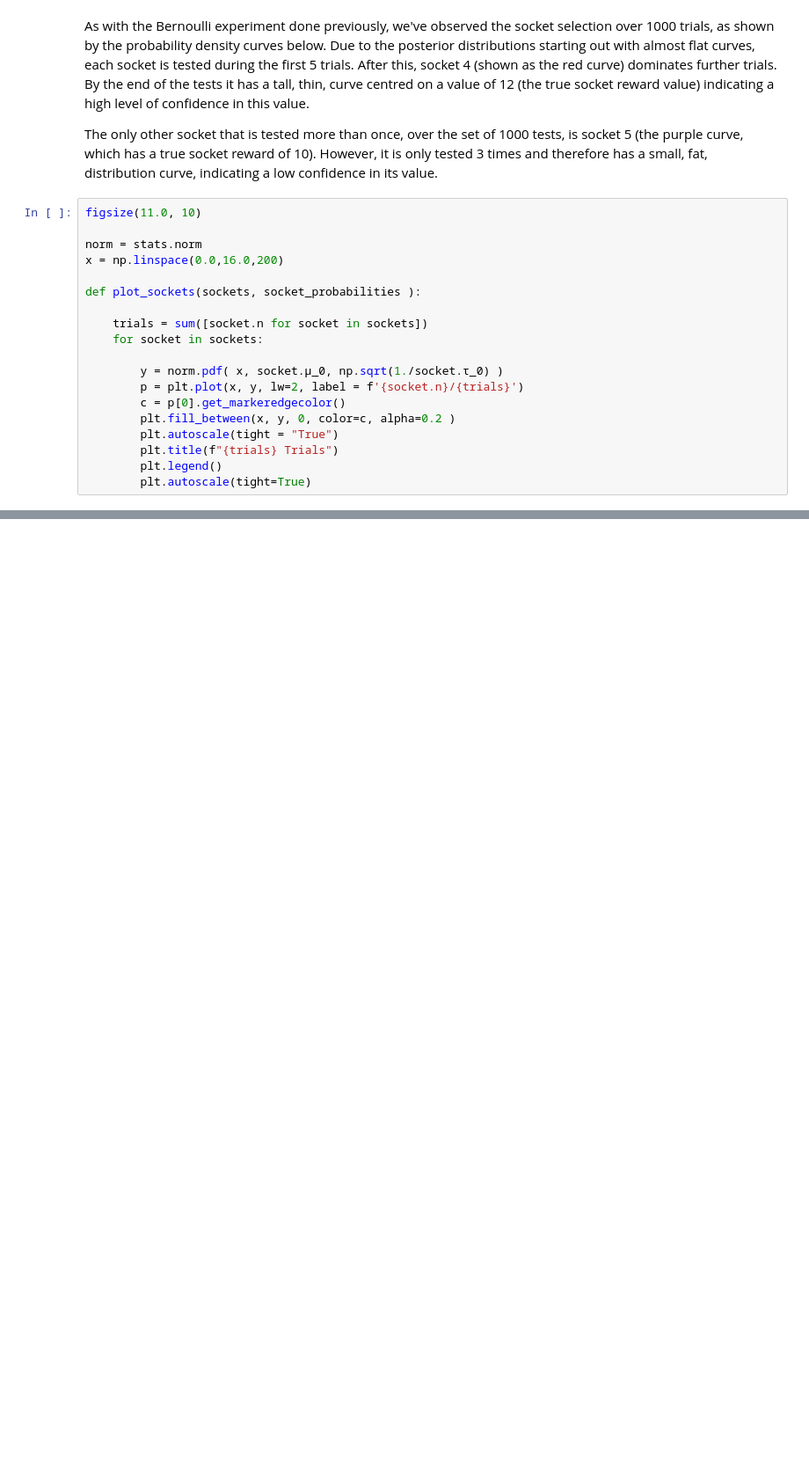
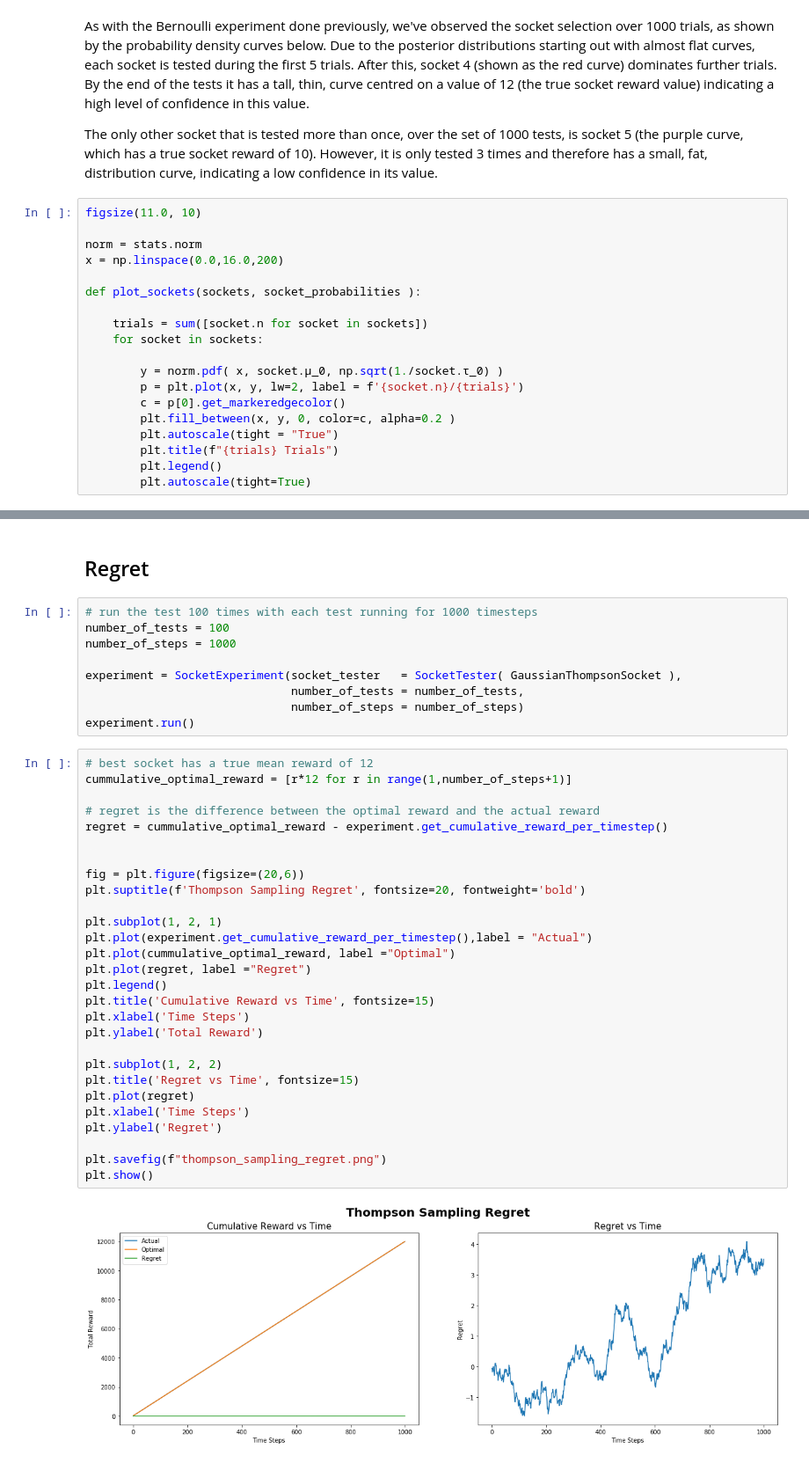
Before and after one commit to WhatIThinkAbout/BabyRobot, a Jupyter notebook: Thompson Sampling.ipynb, the cells around one changed output, grey strips where cells are left out. Shown: that part at 88% size. Drawn from its saved outputs; the diff is of its cells as text; blank space fills up the shorter version.

Commit message:
thompson regret

```diff
--- a/Thompson Sampling.ipynb
+++ b/Thompson Sampling.ipynb
@@ -273,0 +295,41 @@ True Values = [6, 4, 8, 12, 10]
+# %% [markdown]
+## Regret
+# %%
+# run the test 100 times with each test running for 1000 timesteps
+number_of_tests = 100
+number_of_steps = 1000
+
+experiment = SocketExperiment(socket_tester   = SocketTester( GaussianThompsonSocket ),
+                              number_of_tests = number_of_tests,
+                              number_of_steps = number_of_steps)
+experiment.run()
+# %%
+# best socket has a true mean reward of 12
+cummulative_optimal_reward = [r*12 for r in range(1,number_of_steps+1)]
+
+# regret is the difference between the optimal reward and the actual reward
+regret = cummulative_optimal_reward - experiment.get_cumulative_reward_per_timestep()
+
+
+fig = plt.figure(figsize=(20,6))
+plt.suptitle(f'Thompson Sampling Regret', fontsize=20, fontweight='bold')
+
+plt.subplot(1, 2, 1)
+plt.plot(experiment.get_cumulative_reward_per_timestep(),label = "Actual")
+plt.plot(cummulative_optimal_reward, label ="Optimal")
+plt.plot(regret, label ="Regret")
+plt.legend()
+plt.title('Cumulative Reward vs Time', fontsize=15)
+plt.xlabel('Time Steps')
+plt.ylabel('Total Reward')
+
+plt.subplot(1, 2, 2)
+plt.title('Regret vs Time', fontsize=15)
+plt.plot(regret)
+plt.xlabel('Time Steps')
+plt.ylabel('Regret')
+
+plt.savefig(f"thompson_sampling_regret.png")
+plt.show()
+# %% [output]
+[figure, added]
```
Also changed, not shown: parts of 3 cells of this notebook.
